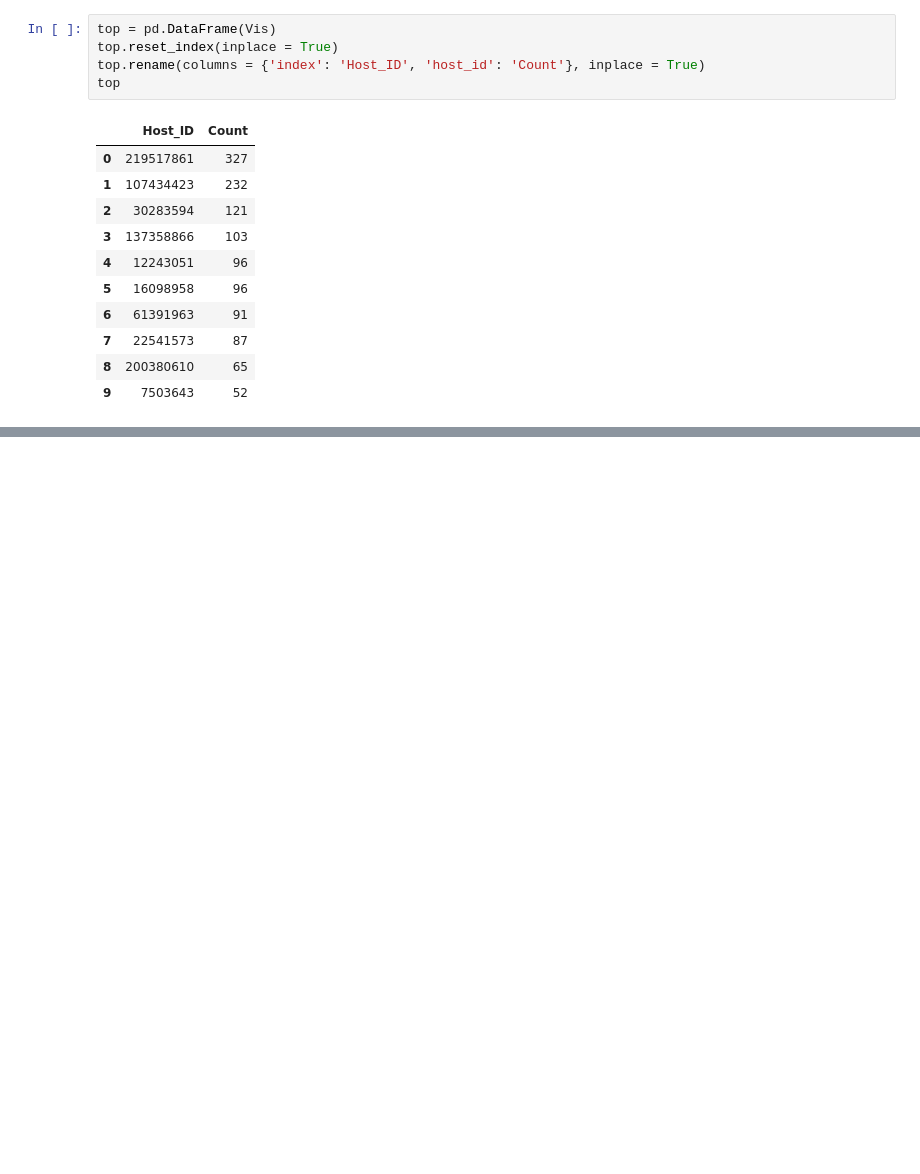
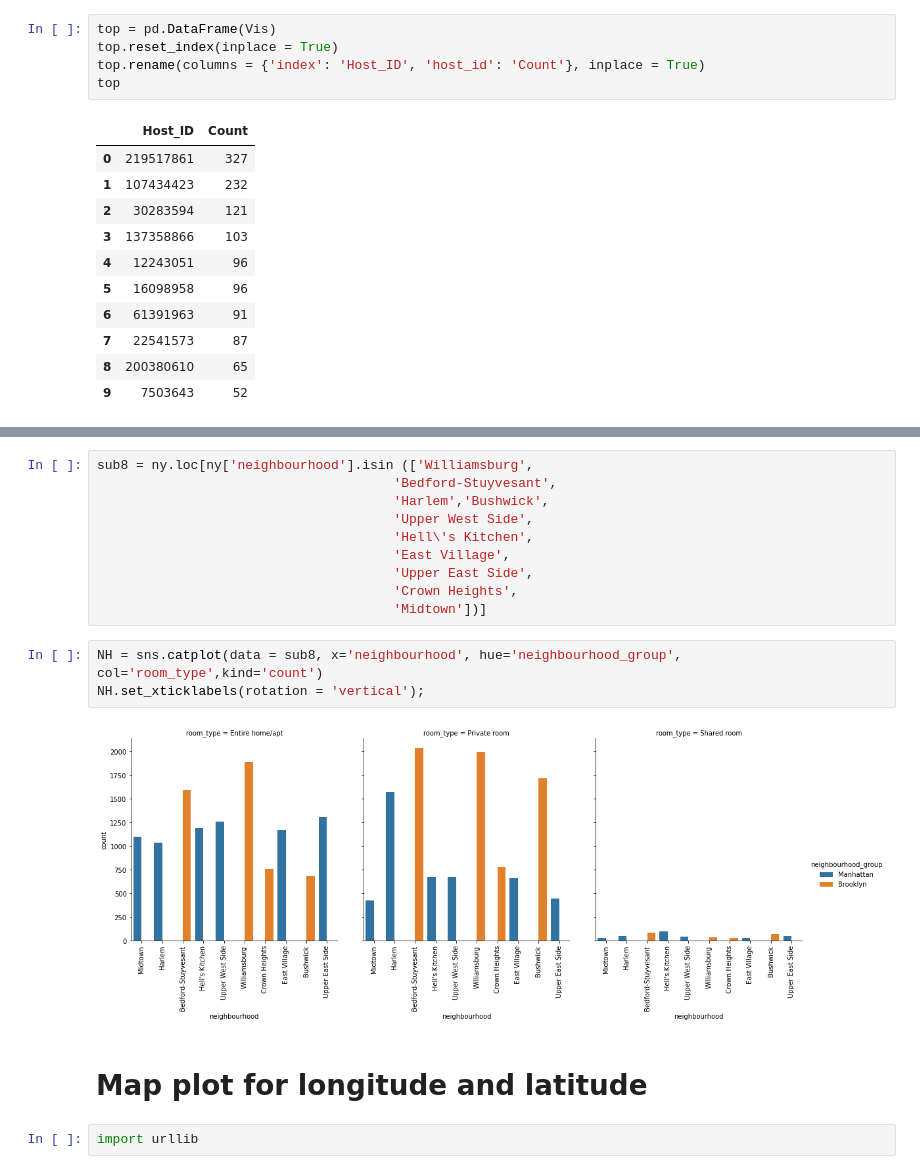
Before and after one commit to heyrobin/Python, a Jupyter notebook: AirBnb/Air BNB new York Data Analysis.ipynb, the cells around one changed output, grey strips where cells are left out. Cells and saved outputs as stored; diff of their text form; blank space fills up the shorter version.

```diff
--- a/AirBnb/Air BNB new York Data Analysis.ipynb
+++ b/AirBnb/Air BNB new York Data Analysis.ipynb
@@ -254,0 +299,19 @@ sns.barplot( data = top,x = 'Host_ID', y = 'Count');
+# %%
+sub8 = ny.loc[ny['neighbourhood'].isin (['Williamsburg',
+                                      'Bedford-Stuyvesant',
+                                      'Harlem','Bushwick',
+                                      'Upper West Side',
+                                      'Hell\'s Kitchen',
+                                      'East Village',
+                                      'Upper East Side',
+                                      'Crown Heights',
+                                      'Midtown'])]
+# %%
+NH = sns.catplot(data = sub8, x='neighbourhood', hue='neighbourhood_group', col='room_type',kind='count')
+NH.set_xticklabels(rotation = 'vertical');
+# %% [output]
+[figure, added]
+# %% [markdown]
+<h1> Map plot for longitude and latitude
+# %%
+import urllib
```
Also changed, not shown: parts of 9 cells of this notebook.
